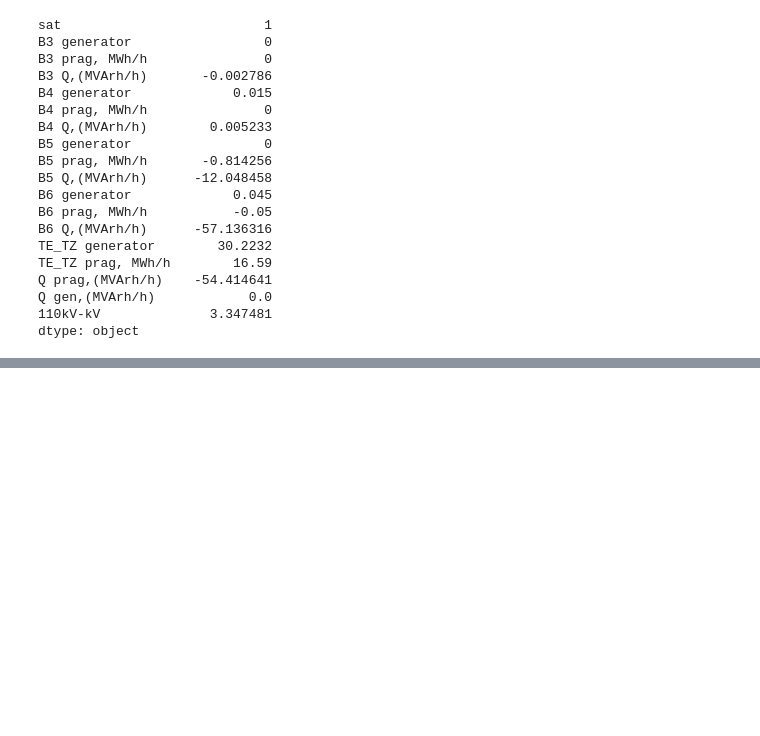
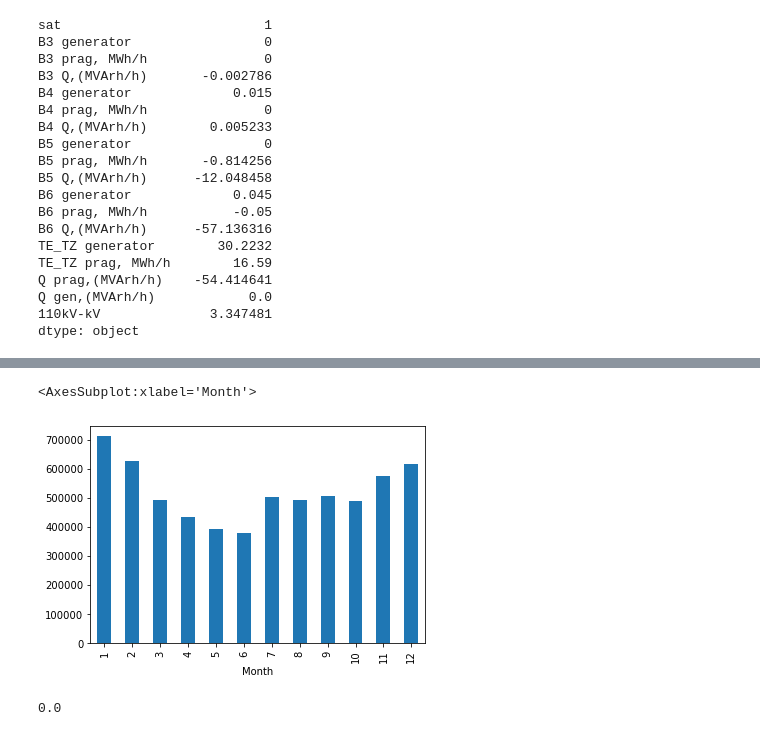
Before and after one commit to ehlimana/Electricity-analysis, a Jupyter notebook: CHP_plants.ipynb, the cells around one changed output, grey strips where cells are left out. Cells and saved outputs as stored; diff of their text form; code cells hidden in the pictures; blank space fills up the shorter version.

```diff
--- a/CHP_plants.ipynb
+++ b/CHP_plants.ipynb
@@ -121,0 +163,3 @@ dtype: object
+# %%
+df_all_files_prod_year_2019=extract_chp_other(str(2019))
+df_all_files_prod_year_2020=extract_chp_other(str(2020))
@@ -121,0 +198,6 @@ dtype: object
+# %%
+df_all_files_prod_year_2019["TE"]=df_all_files_prod_year_2019[df_all_files_prod_year_2019.columns[4:]].sum(axis=1)
+df_all_files_prod_year_2019["HE"]=df_all_files_prod_year_2019[df_all_files_prod_year_2019.columns[1:4]].sum(axis=1)
+
+df_all_files_prod_year_2020["TE"]=df_all_files_prod_year_2020[df_all_files_prod_year_2020.columns[4:]].sum(axis=1)
+df_all_files_prod_year_2020["HE"]=df_all_files_prod_year_2020[df_all_files_prod_year_2020.columns[1:4]].sum(axis=1)
@@ -121,0 +211,2 @@ dtype: object
+# %%
+df_all_files_prod_year_2020=df_all_files_prod_year_2020.assign(Timestamp=pd.date_range("2020-01-01 01:00:00","2021-01-01", freq="1H"))
@@ -121,0 +229,11 @@ dtype: object
+# %%
+df_all_files_prod_year_2020["Month"]=df_all_files_prod_year_2020["Timestamp"].dt.month
+# %%
+df_all_files_prod_year_2020.groupby("Month")["TE"].sum().plot(kind="bar")
+# %% [output]
+<AxesSubplot:xlabel='Month'>
+[figure, added]
+# %%
+df_all_files_prod_year_2020["TE"].min()
+# %% [output]
+0.0
```
Also changed, not shown: parts of 6 cells of this notebook, 51 other files.
